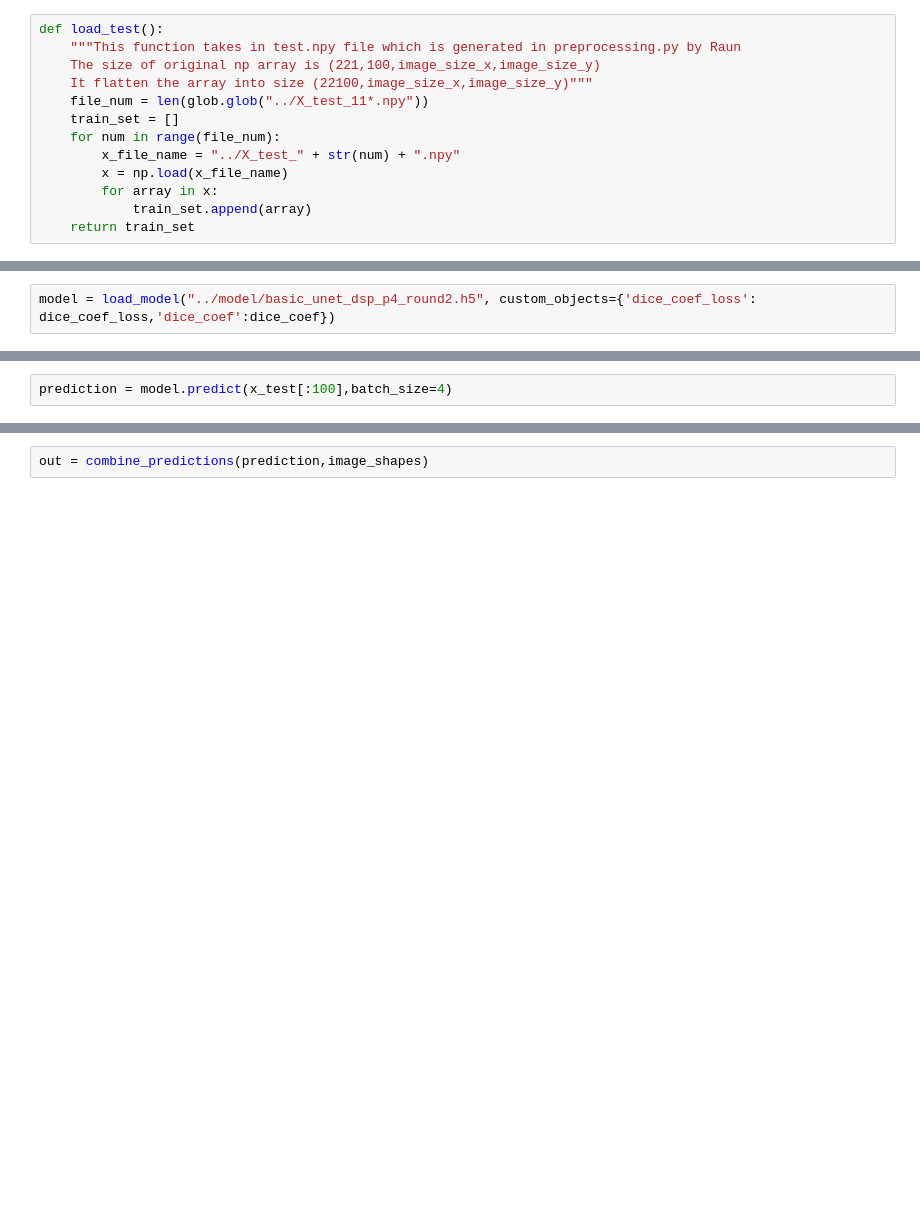
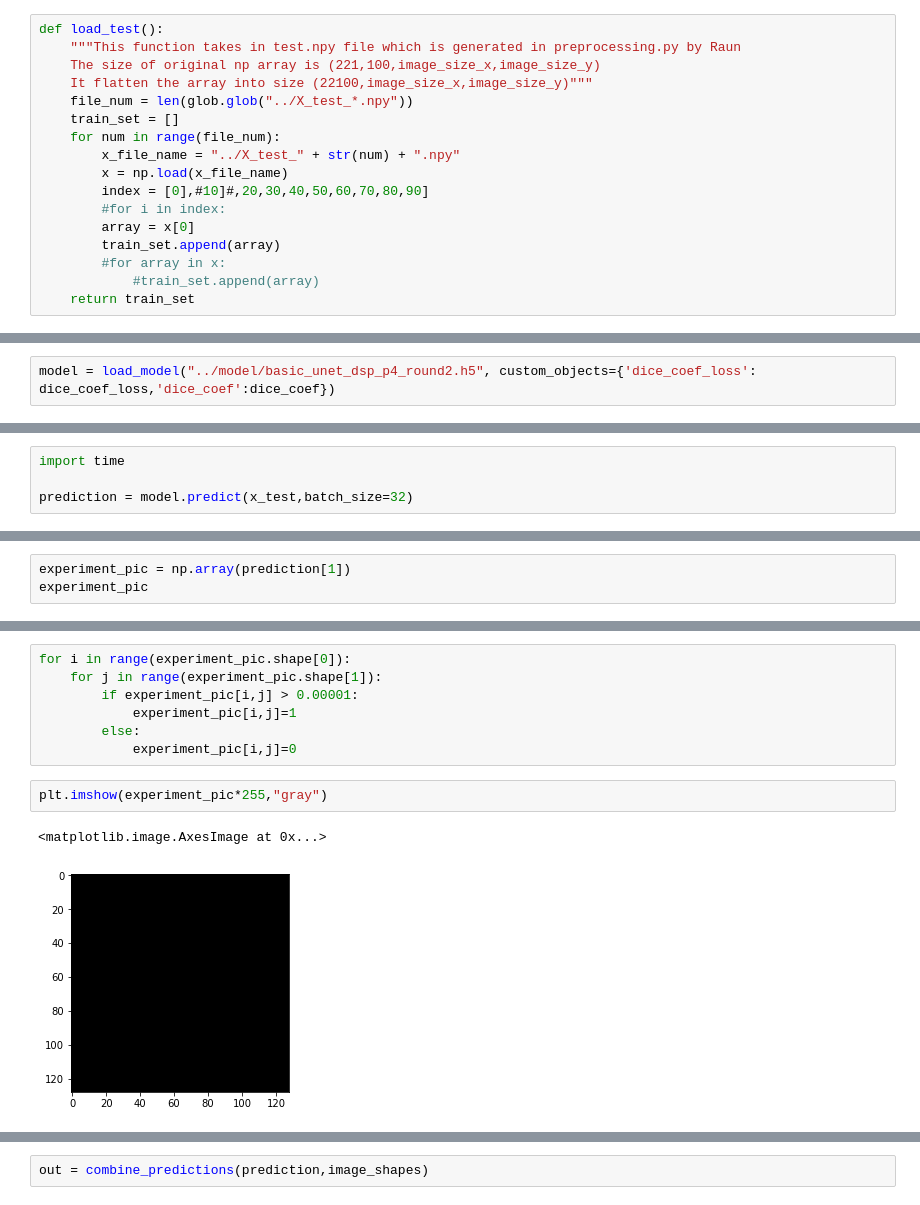
Before and after one commit to dsp-uga/jennings, a Jupyter notebook: Notebook for visualization/Data Post-processing.ipynb, the cells around one changed output, grey strips where cells are left out. Saved outputs shown, nothing was run; the diff lists cells and outputs as text; blank space fills up the shorter version.

Commit message:
Updated image for visualization
I've create a experiment picture for visualization to make sure the select-cilia function works properly

```diff
--- a/Notebook for visualization/Data Post-processing.ipynb
+++ b/Notebook for visualization/Data Post-processing.ipynb
@@ -28,13 +28,17 @@ def load_test():
     """This function takes in test.npy file which is generated in preprocessing.py by Raun
     The size of original np array is (221,100,image_size_x,image_size_y)
     It flatten the array into size (22100,image_size_x,image_size_y)"""
-    file_num = len(glob.glob("../X_test_11*.npy"))
+    file_num = len(glob.glob("../X_test_*.npy"))
     train_set = []
     for num in range(file_num):
         x_file_name = "../X_test_" + str(num) + ".npy"
         x = np.load(x_file_name)
-        for array in x:
-            train_set.append(array)
+        index = [0],#10]#,20,30,40,50,60,70,80,90]
+        #for i in index:
+        array = x[0]
+        train_set.append(array)
+        #for array in x:
+            #train_set.append(array)
     return train_set
 # %%
 smooth = 1.
@@ -139,2 +166,4 @@ x_test.shape
 # %%
-prediction = model.predict(x_test[:100],batch_size=4)
+import time
+
+prediction = model.predict(x_test,batch_size=32)
@@ -154,0 +182,3 @@ prediction = prediction.reshape((-1,128,128))
+# %%
+experiment_pic = np.array(prediction[1])
+experiment_pic
@@ -154,0 +199,12 @@ prediction = prediction.reshape((-1,128,128))
+# %%
+for i in range(experiment_pic.shape[0]):
+    for j in range(experiment_pic.shape[1]):
+        if experiment_pic[i,j] > 0.00001:
+            experiment_pic[i,j]=1
+        else:
+            experiment_pic[i,j]=0
+# %%
+plt.imshow(experiment_pic*255,"gray")
+# %% [output]
+<matplotlib.image.AxesImage at 0x...>
+[figure, added]
```
Also changed, not shown: parts of 22 cells of this notebook.
